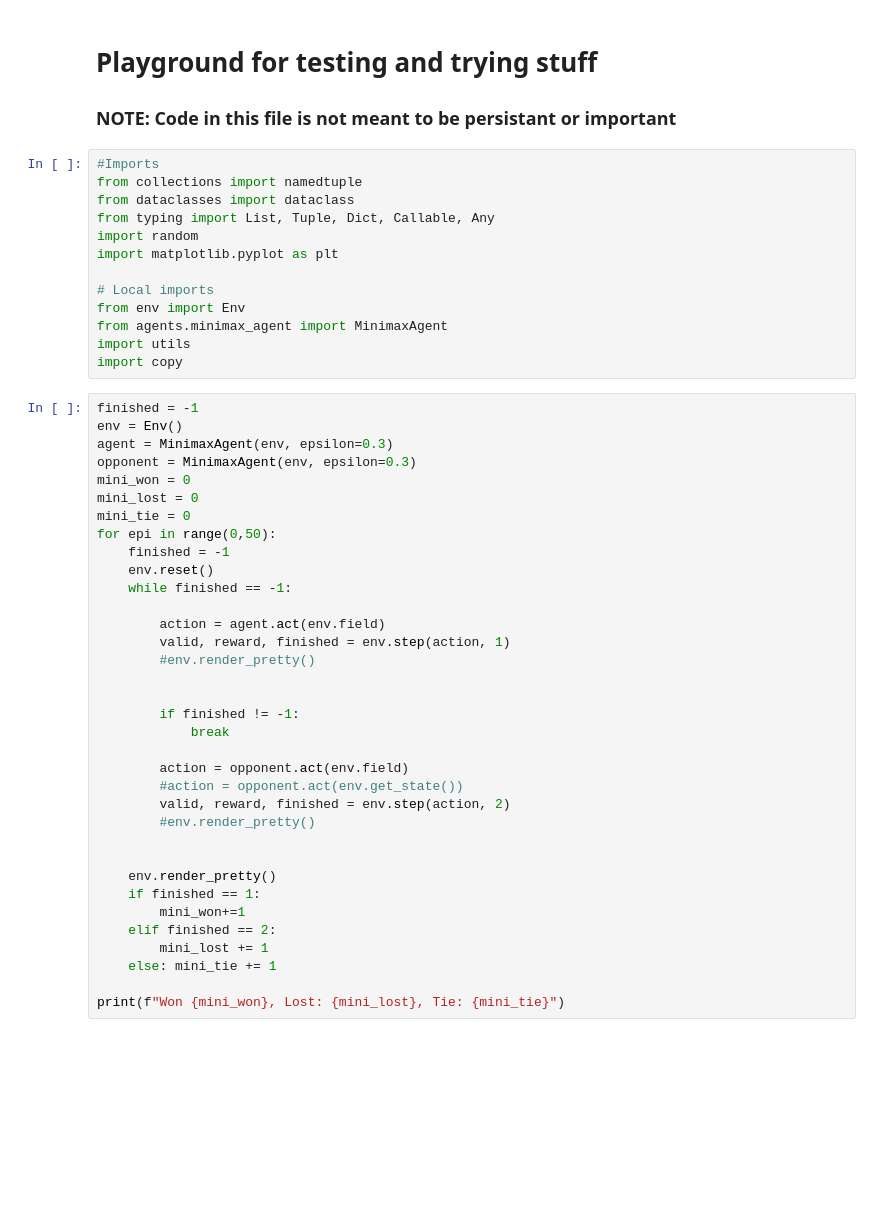
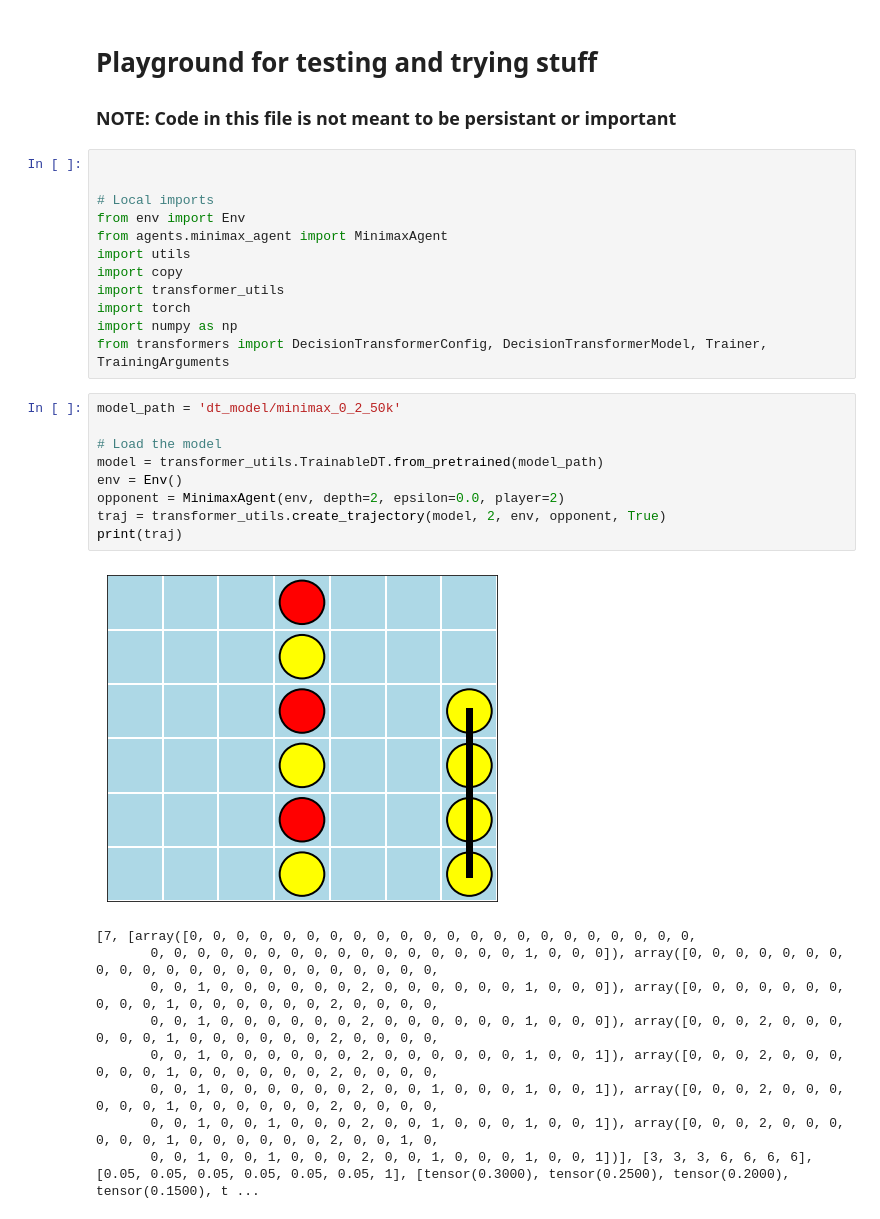
Before and after one commit to odudler/dl2023, a Jupyter notebook: playground.ipynb, the cells around one changed output. Cells and saved outputs as stored; diff of their text form; blank space fills up the shorter version.

```diff
--- a/playground.ipynb
+++ b/playground.ipynb
@@ -2,50 +2,33 @@
 # Playground for testing and trying stuff
 ### NOTE: Code in this file is not meant to be persistant or important
 # %%
-#Imports
-from collections import namedtuple
-from dataclasses import dataclass
-from typing import List, Tuple, Dict, Callable, Any
-import random
-import matplotlib.pyplot as plt
+
 
 # Local imports
 from env import Env
 from agents.minimax_agent import MinimaxAgent
 import utils
 import copy
+import transformer_utils
+import torch
+import numpy as np
+from transformers import DecisionTransformerConfig, DecisionTransformerModel, Trainer, TrainingArguments
-# %%
-finished = -1
-env = Env()
-agent = MinimaxAgent(env, epsilon=0.3)
-opponent = MinimaxAgent(env, epsilon=0.3)
-mini_won = 0
-mini_lost = 0
-mini_tie = 0
-for epi in range(0,50):
-    finished = -1
-    env.reset()
-    while finished == -1:
-
-        action = agent.act(env.field)
-        valid, reward, finished = env.step(action, 1)
-        #env.render_pretty()
-
-
-        if finished != -1:
-            break
-
-        action = opponent.act(env.field)
-        #action = opponent.act(env.get_state())
-        valid, reward, finished = env.step(action, 2)
-        #env.render_pretty()
-
-
-    env.render_pretty()
-    if finished == 1:
-        mini_won+=1
-    elif finished == 2:
-        mini_lost += 1
-    else: mini_tie += 1
-
-print(f"Won {mini_won}, Lost: {mini_lost}, Tie: {mini_tie}")
+# %%
+model_path = 'dt_model/minimax_0_2_50k'
+
+# Load the model
+model = transformer_utils.TrainableDT.from_pretrained(model_path)
+env = Env()
+opponent = MinimaxAgent(env, depth=2, epsilon=0.0, player=2)
+traj = transformer_utils.create_trajectory(model, 2, env, opponent, True)
+print(traj)
+# %% [output]
+[figure, added]
+[7, [array([0, 0, 0, 0, 0, 0, 0, 0, 0, 0, 0, 0, 0, 0, 0, 0, 0, 0, 0, 0, 0, 0,
+       0, 0, 0, 0, 0, 0, 0, 0, 0, 0, 0, 0, 0, 0, 0, 0, 1, 0, 0, 0]), array([0, 0, 0, 0, 0, 0, 0, 0, 0, 0, 0, 0, 0, 0, 0, 0, 0, 0, 0, 0, 0, 0,
+       0, 0, 1, 0, 0, 0, 0, 0, 0, 2, 0, 0, 0, 0, 0, 0, 1, 0, 0, 0]), array([0, 0, 0, 0, 0, 0, 0, 0, 0, 0, 1, 0, 0, 0, 0, 0, 0, 2, 0, 0, 0, 0,
+       0, 0, 1, 0, 0, 0, 0, 0, 0, 2, 0, 0, 0, 0, 0, 0, 1, 0, 0, 0]), array([0, 0, 0, 2, 0, 0, 0, 0, 0, 0, 1, 0, 0, 0, 0, 0, 0, 2, 0, 0, 0, 0,
+       0, 0, 1, 0, 0, 0, 0, 0, 0, 2, 0, 0, 0, 0, 0, 0, 1, 0, 0, 1]), array([0, 0, 0, 2, 0, 0, 0, 0, 0, 0, 1, 0, 0, 0, 0, 0, 0, 2, 0, 0, 0, 0,
+       0, 0, 1, 0, 0, 0, 0, 0, 0, 2, 0, 0, 1, 0, 0, 0, 1, 0, 0, 1]), array([0, 0, 0, 2, 0, 0, 0, 0, 0, 0, 1, 0, 0, 0, 0, 0, 0, 2, 0, 0, 0, 0,
+       0, 0, 1, 0, 0, 1, 0, 0, 0, 2, 0, 0, 1, 0, 0, 0, 1, 0, 0, 1]), array([0, 0, 0, 2, 0, 0, 0, 0, 0, 0, 1, 0, 0, 0, 0, 0, 0, 2, 0, 0, 1, 0,
+       0, 0, 1, 0, 0, 1, 0, 0, 0, 2, 0, 0, 1, 0, 0, 0, 1, 0, 0, 1])], [3, 3, 3, 6, 6, 6, 6], [0.05, 0.05, 0.05, 0.05, 0.05, 0.05, 1], [tensor(0.3000), tensor(0.2500), tensor(0.2000), tensor(0.1500), t ...
```
Also changed, not shown: 28 other files.
